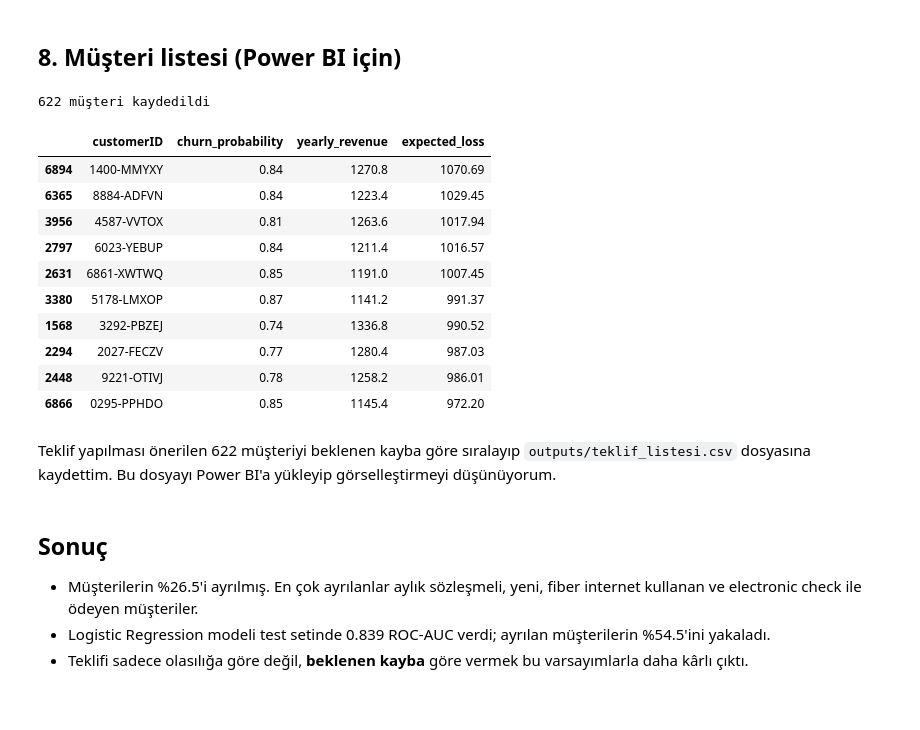
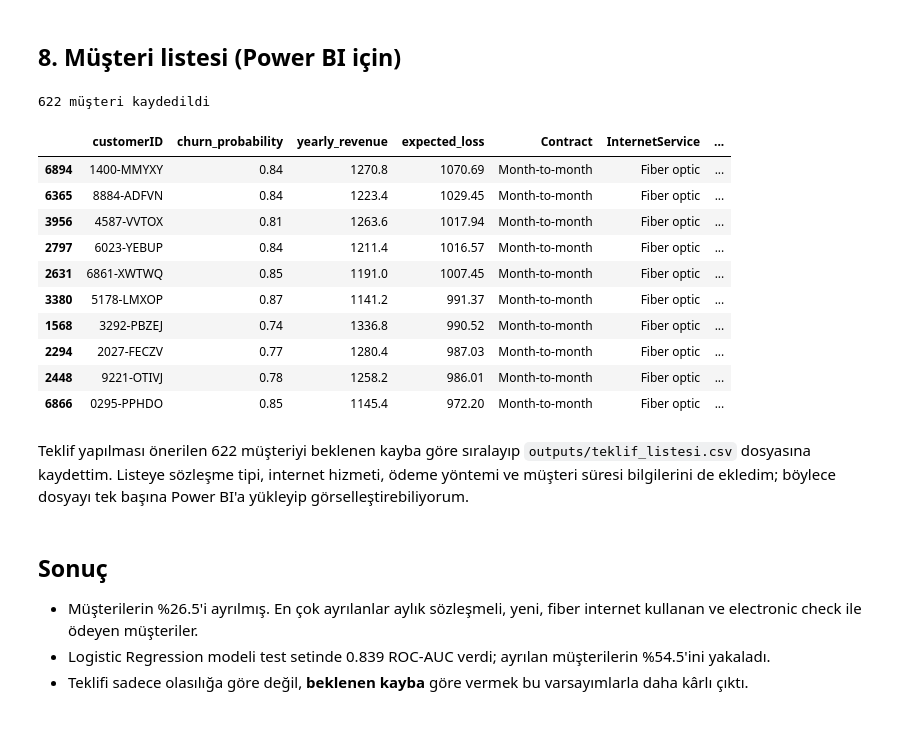
Before and after one commit to karyacankaya/customer, a Jupyter notebook: notebooks/churn_analizi.ipynb, the cells around one changed output. Saved outputs shown, nothing was run; the diff lists cells and outputs as text; code cells hidden in the pictures.

```diff
--- a/notebooks/churn_analizi.ipynb
+++ b/notebooks/churn_analizi.ipynb
@@ -298,29 +298,35 @@ Az ödeyen bir müşteriyi kaybetmek, çok ödeyen bir müşteriyi kaybetmek kad
 # %% [markdown]
 ## 8. Müşteri listesi (Power BI için)
 # %%
+# Add a few customer details so the list can be used alone in Power BI
+details = df.loc[X_test.index, ["Contract", "InternetService", "PaymentMethod", "tenure"]]
+test = test.join(details)
+
 customer_list = (test[test["offer"]]
                  .sort_values("expected_loss", ascending=False)
-                 [["customerID", "churn_probability", "yearly_revenue", "expected_loss"]]
+                 [["customerID", "churn_probability", "yearly_revenue", "expected_loss",
+                   "Contract", "InternetService", "PaymentMethod", "tenure"]]
                  .round(2))
 customer_list.to_csv("../outputs/teklif_listesi.csv", index=False)
 print(len(customer_list), "müşteri kaydedildi")
 customer_list.head(10)
 # %% [output]
 622 müşteri kaydedildi
-|  | customerID | churn_probability | yearly_revenue | expected_loss |
-| 6894 | 1400-MMYXY | 0.84 | 1270.8 | 1070.69 |
-| 6365 | 8884-ADFVN | 0.84 | 1223.4 | 1029.45 |
-| 3956 | 4587-VVTOX | 0.81 | 1263.6 | 1017.94 |
-| 2797 | 6023-YEBUP | 0.84 | 1211.4 | 1016.57 |
-| 2631 | 6861-XWTWQ | 0.85 | 1191.0 | 1007.45 |
-| 3380 | 5178-LMXOP | 0.87 | 1141.2 | 991.37 |
-| 1568 | 3292-PBZEJ | 0.74 | 1336.8 | 990.52 |
-| 2294 | 2027-FECZV | 0.77 | 1280.4 | 987.03 |
-| 2448 | 9221-OTIVJ | 0.78 | 1258.2 | 986.01 |
-| 6866 | 0295-PPHDO | 0.85 | 1145.4 | 972.20 |
+|  | customerID | churn_probability | yearly_revenue | expected_loss | Contract | InternetService | ... |
+| 6894 | 1400-MMYXY | 0.84 | 1270.8 | 1070.69 | Month-to-month | Fiber optic | ... |
+| 6365 | 8884-ADFVN | 0.84 | 1223.4 | 1029.45 | Month-to-month | Fiber optic | ... |
+| 3956 | 4587-VVTOX | 0.81 | 1263.6 | 1017.94 | Month-to-month | Fiber optic | ... |
+| 2797 | 6023-YEBUP | 0.84 | 1211.4 | 1016.57 | Month-to-month | Fiber optic | ... |
+| 2631 | 6861-XWTWQ | 0.85 | 1191.0 | 1007.45 | Month-to-month | Fiber optic | ... |
+| 3380 | 5178-LMXOP | 0.87 | 1141.2 | 991.37 | Month-to-month | Fiber optic | ... |
+| 1568 | 3292-PBZEJ | 0.74 | 1336.8 | 990.52 | Month-to-month | Fiber optic | ... |
+| 2294 | 2027-FECZV | 0.77 | 1280.4 | 987.03 | Month-to-month | Fiber optic | ... |
+| 2448 | 9221-OTIVJ | 0.78 | 1258.2 | 986.01 | Month-to-month | Fiber optic | ... |
+| 6866 | 0295-PPHDO | 0.85 | 1145.4 | 972.20 | Month-to-month | Fiber optic | ... |
 # %% [markdown]
 Teklif yapılması önerilen 622 müşteriyi beklenen kayba göre sıralayıp `outputs/teklif_listesi.csv` dosyasına kaydettim.
-Bu dosyayı Power BI'a yükleyip görselleştirmeyi düşünüyorum.
+Listeye sözleşme tipi, internet hizmeti, ödeme yöntemi ve müşteri süresi bilgilerini de ekledim; böylece dosyayı
+tek başına Power BI'a yükleyip görselleştirebiliyorum.
 # %% [markdown]
 ## Sonuç
 
```
